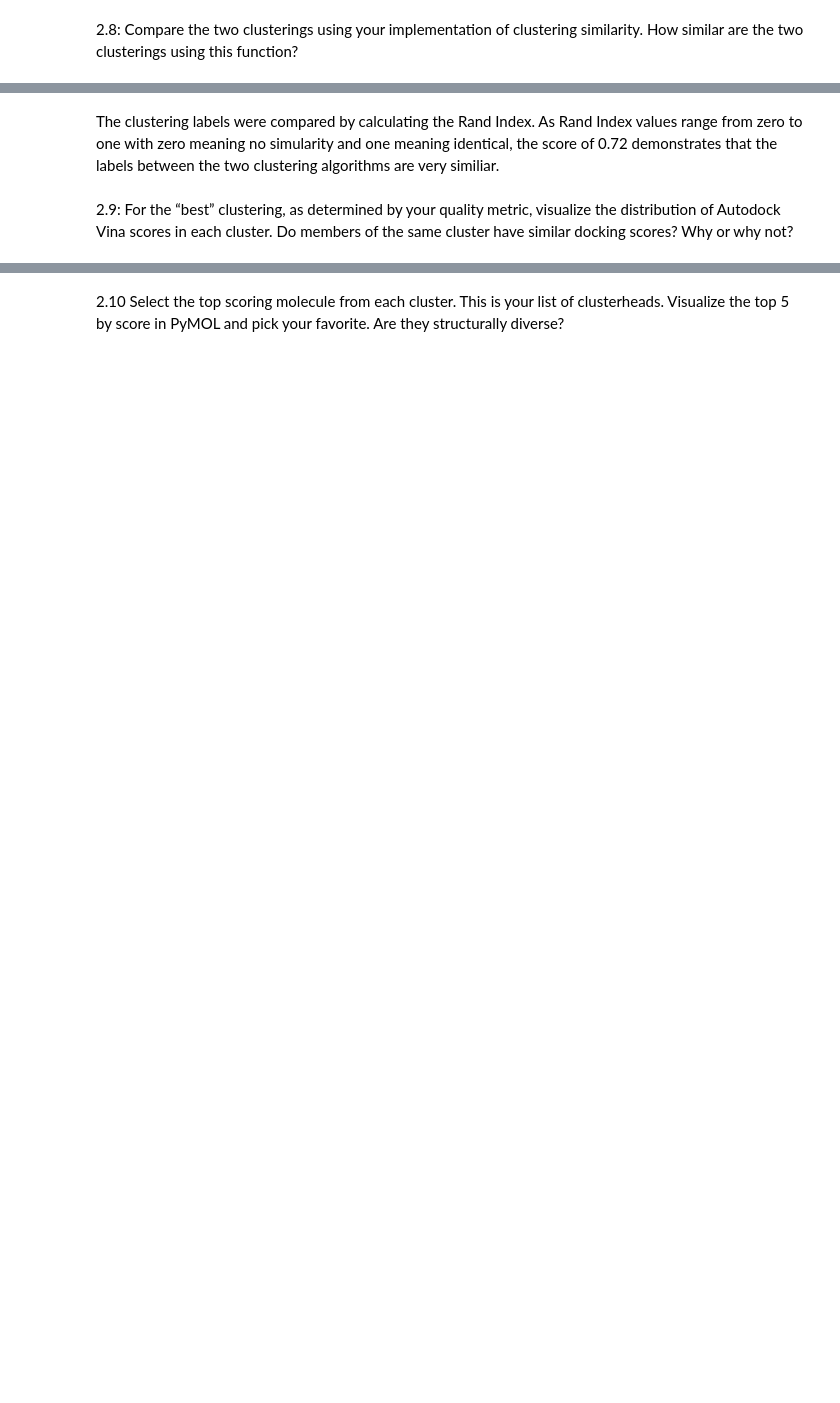
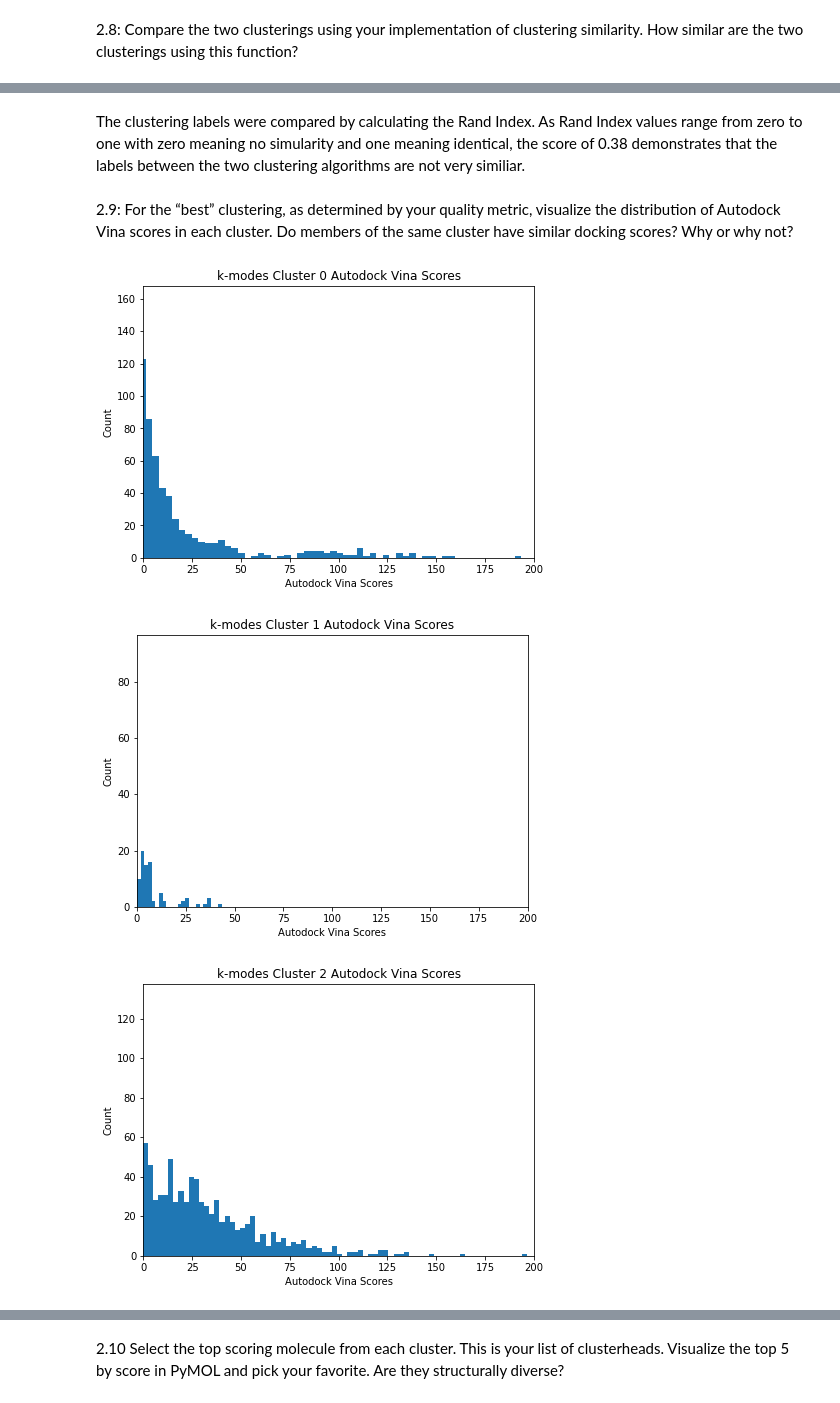
Before and after one commit to zagerpatrick/Project2, a Jupyter notebook: Patrick_Zager_BMI203_HW2.ipynb, the cells around one changed output, grey strips where cells are left out. Drawn from its saved outputs; the diff is of its cells as text; code cells hidden in the pictures; blank space fills up the shorter version.

Commit message:
Added silhouette score, updated notebook

```diff
--- a/Patrick_Zager_BMI203_HW2.ipynb
+++ b/Patrick_Zager_BMI203_HW2.ipynb
@@ -143,3 +144,9 @@ c, c_lab, p_lab_km = kmodes.cluster()
 # Perform single linkage hierarchical clustering
 SLC = algs.HierarchicalClustering(ligand_array_sample, 0.42)
 p_lab_hc = SLC.cluster()
+# %%
+# Calculate k-modes cluster silhouette score
+
+km_ss = algs.silhouette_score(ligand_array_sample, p_lab_km)
+km_ss_d = {'x': np.arange(0, len(km_ss)) ,'km_ss': km_ss, 'lab': p_lab_km}
+km_ss_df = pd.DataFrame(data=km_ss_d)
@@ -153,4 +208,26 @@ Rand Index: 0.7227
 # %% [markdown]
-The clustering labels were compared by calculating the Rand Index. As Rand Index values range from zero to one with zero meaning no simularity and one meaning identical, the score of 0.72 demonstrates that the labels between the two clustering algorithms are very similiar.
+The clustering labels were compared by calculating the Rand Index. As Rand Index values range from zero to one with zero meaning no simularity and one meaning identical, the score of 0.38 demonstrates that the labels between the two clustering algorithms are not very similiar.
 # %% [markdown]
 2.9: For the “best” clustering, as determined by your quality metric, visualize the distribution of Autodock Vina scores in each cluster. Do members of the same cluster have similar docking scores? Why or why not?
+# %%
+# Create new dataframe with Autodock Vina scores
+
+km_v_d = {'x': np.arange(0, len(km_ss)) ,'km_ss': km_ss,
+          'v_score': score_array[rand_ind], 'lab': p_lab_km}
+km_v_df = pd.DataFrame(data=km_v_d)
+# %%
+# Plot histograms of Autodock Vina scores in each cluster
+
+for i in np.unique(p_lab_km):
+    plt.figure(figsize=(7, 5))
+    data = km_v_df[km_v_df['lab'] == i]['v_score']
+    plt.hist(data, bins = int(len(data)/10), alpha=1)
+    plt.xlim(0, 200)
+    plt.title('k-modes Cluster %i Autodock Vina Scores' % i)
+    plt.xlabel('Autodock Vina Scores')
+    plt.ylabel('Count')
+    plt.show()
+# %% [output]
+[figure, added]
+[figure, added]
+[figure, added]
```
Also changed, not shown: parts of 17 cells of this notebook, 1 other file.
